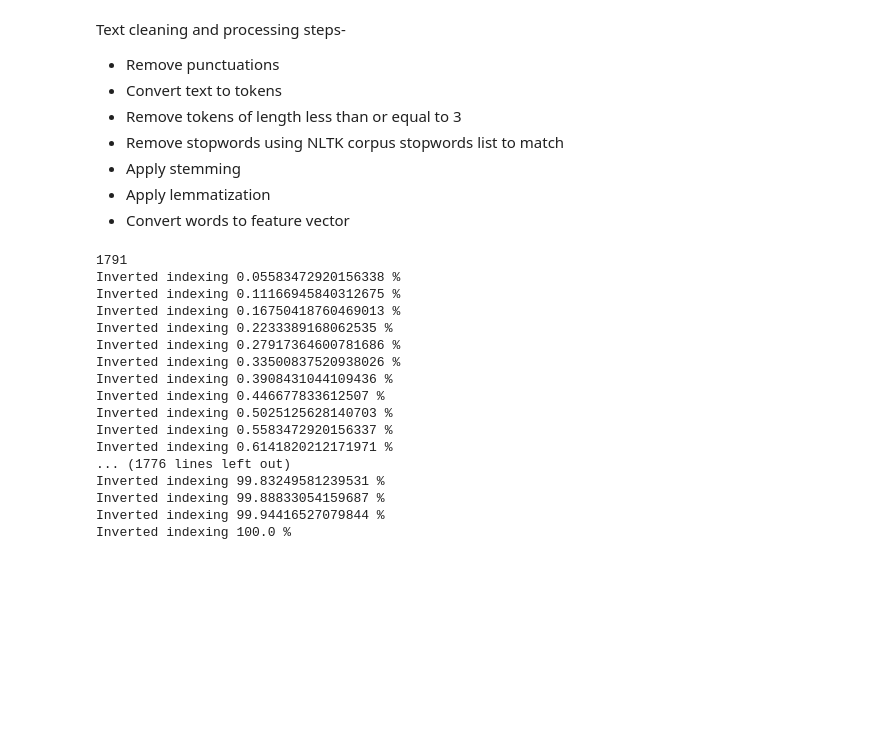
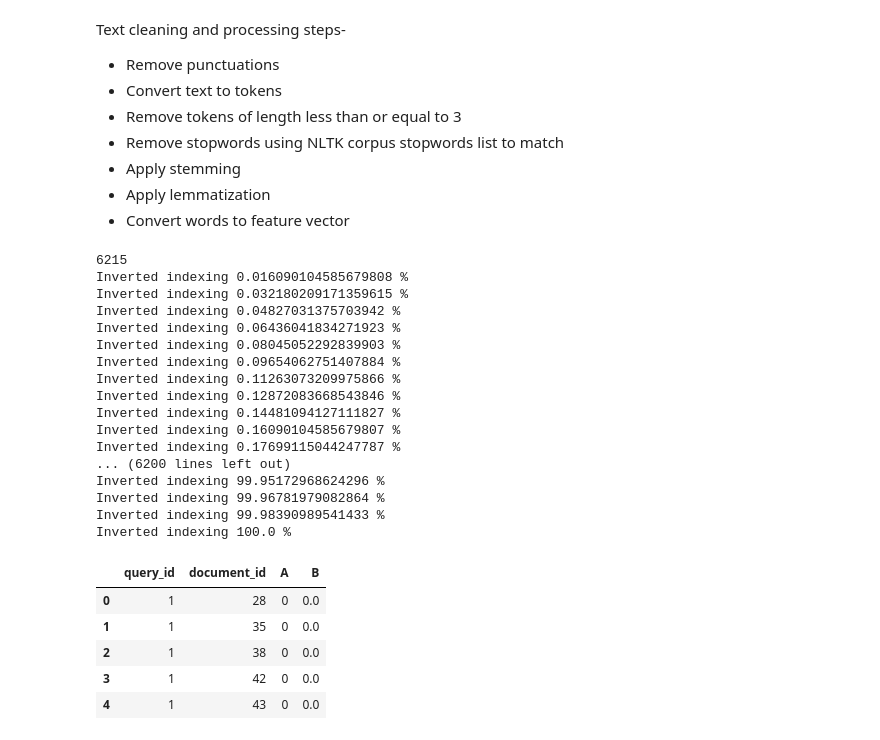
Before and after one commit to msadeqsirjani/SYSYS, a Jupyter notebook: src/app.ipynb, the cells around one changed output. Drawn from its saved outputs; the diff is of its cells as text; code cells hidden in the pictures; blank space fills up the shorter version.

Commit message:
feat: read document relations files

```diff
--- a/src/app.ipynb
+++ b/src/app.ipynb
@@ -191,26 +191,37 @@ def invert_indexing(df):
 
     return inverted_index
 # %%
-new_data_frame = data_frame.iloc[:1000, :]
+new_data_frame = data_frame.iloc[:5000, :]
 inverted_indexing_dict = invert_indexing(new_data_frame)
 inverted_indexing_dict
 invert_indexing_df = pd.DataFrame().from_dict(inverted_indexing_dict)
 invert_indexing_df.to_csv('../data/posting_list.csv')
 # %% [output]
-1791
-Inverted indexing 0.05583472920156338 %
-Inverted indexing 0.11166945840312675 %
-Inverted indexing 0.16750418760469013 %
-Inverted indexing 0.2233389168062535 %
-Inverted indexing 0.27917364600781686 %
-Inverted indexing 0.33500837520938026 %
-Inverted indexing 0.3908431044109436 %
-Inverted indexing 0.446677833612507 %
-Inverted indexing 0.5025125628140703 %
-Inverted indexing 0.5583472920156337 %
-Inverted indexing 0.6141820212171971 %
-... (1776 lines left out)
-Inverted indexing 99.83249581239531 %
-Inverted indexing 99.88833054159687 %
-Inverted indexing 99.94416527079844 %
+6215
+Inverted indexing 0.016090104585679808 %
+Inverted indexing 0.032180209171359615 %
+Inverted indexing 0.04827031375703942 %
+Inverted indexing 0.06436041834271923 %
+Inverted indexing 0.08045052292839903 %
+Inverted indexing 0.09654062751407884 %
+Inverted indexing 0.11263073209975866 %
+Inverted indexing 0.12872083668543846 %
+Inverted indexing 0.14481094127111827 %
+Inverted indexing 0.16090104585679807 %
+Inverted indexing 0.17699115044247787 %
+... (6200 lines left out)
+Inverted indexing 99.95172968624296 %
+Inverted indexing 99.96781979082864 %
+Inverted indexing 99.98390989541433 %
 Inverted indexing 100.0 %
+# %%
+relations = pd.read_csv('../data/CISI.REL', names=['query_id', 'document_id', 'A', 'B'])
+
+relations.head()
+# %% [output]
+|  | query_id | document_id | A | B |
+| 0 | 1 | 28 | 0 | 0.0 |
+| 1 | 1 | 35 | 0 | 0.0 |
+| 2 | 1 | 38 | 0 | 0.0 |
+| 3 | 1 | 42 | 0 | 0.0 |
+| 4 | 1 | 43 | 0 | 0.0 |
```
